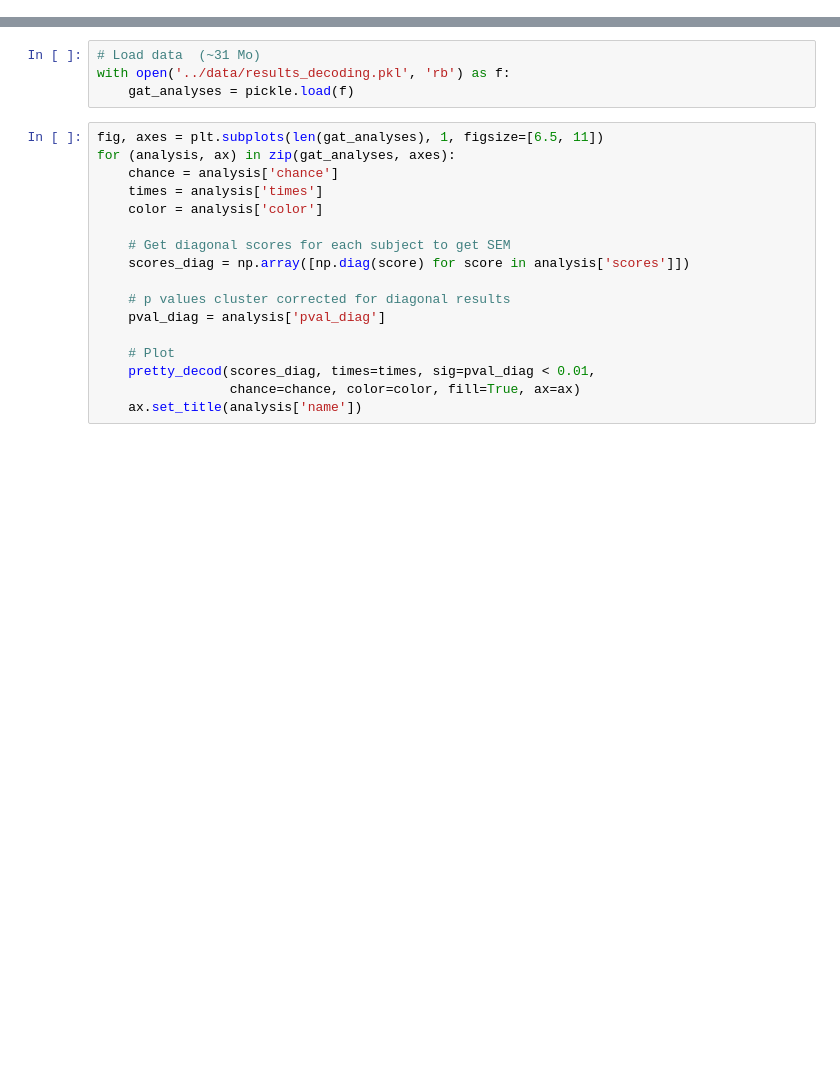
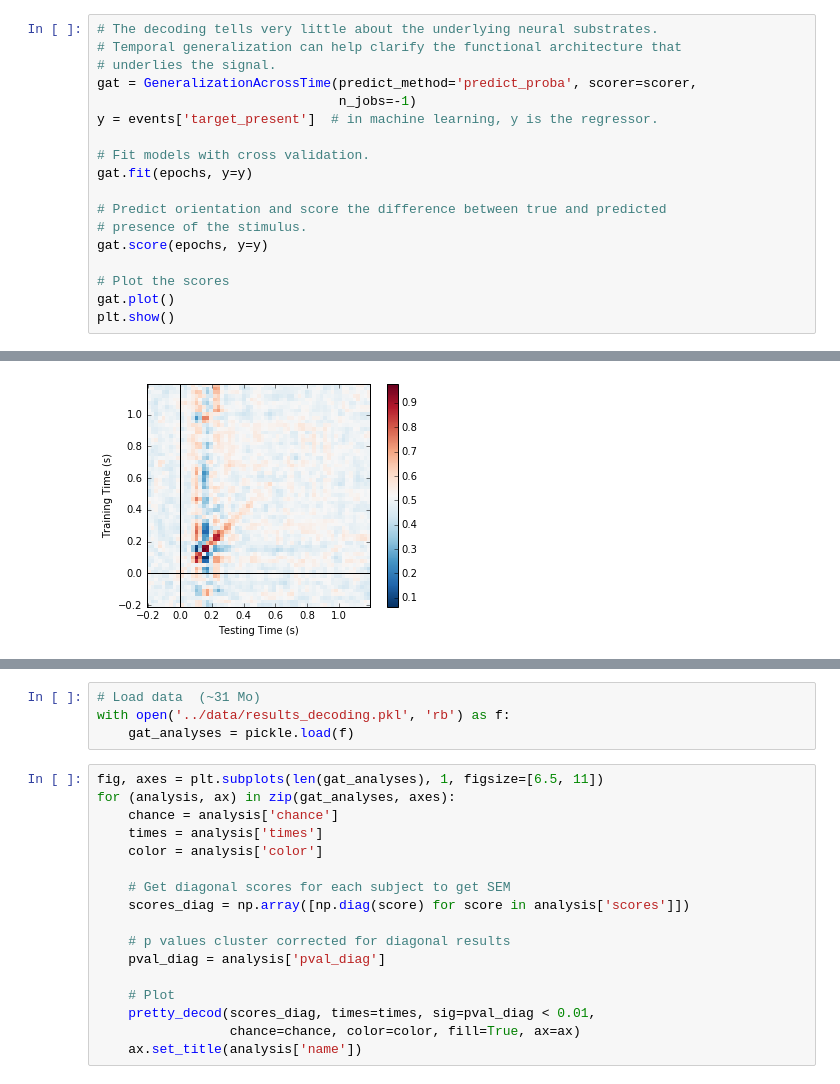
Before and after one commit to kingjr/decod_unseen_maintenance, a Jupyter notebook: notebook/results_summary.ipynb, the cells around one changed output, grey strips where cells are left out. Cells and saved outputs as stored; diff of their text form; blank space fills up the shorter version.

```diff
--- a/notebook/results_summary.ipynb
+++ b/notebook/results_summary.ipynb
@@ -20,0 +88,19 @@ from jr.plot import pretty_gat, pretty_decod
+# %%
+# The decoding tells very little about the underlying neural substrates.
+# Temporal generalization can help clarify the functional architecture that
+# underlies the signal.
+gat = GeneralizationAcrossTime(predict_method='predict_proba', scorer=scorer,
+                               n_jobs=-1)
+y = events['target_present']  # in machine learning, y is the regressor.
+
+# Fit models with cross validation.
+gat.fit(epochs, y=y)
+
+# Predict orientation and score the difference between true and predicted
+# presence of the stimulus.
+gat.score(epochs, y=y)
+
+# Plot the scores
+gat.plot()
+plt.show()
+# %% [output]
@@ -20,0 +122 @@ from jr.plot import pretty_gat, pretty_decod
+[figure, added]
```
Also changed, not shown: parts of 22 cells of this notebook, 2 other files.
